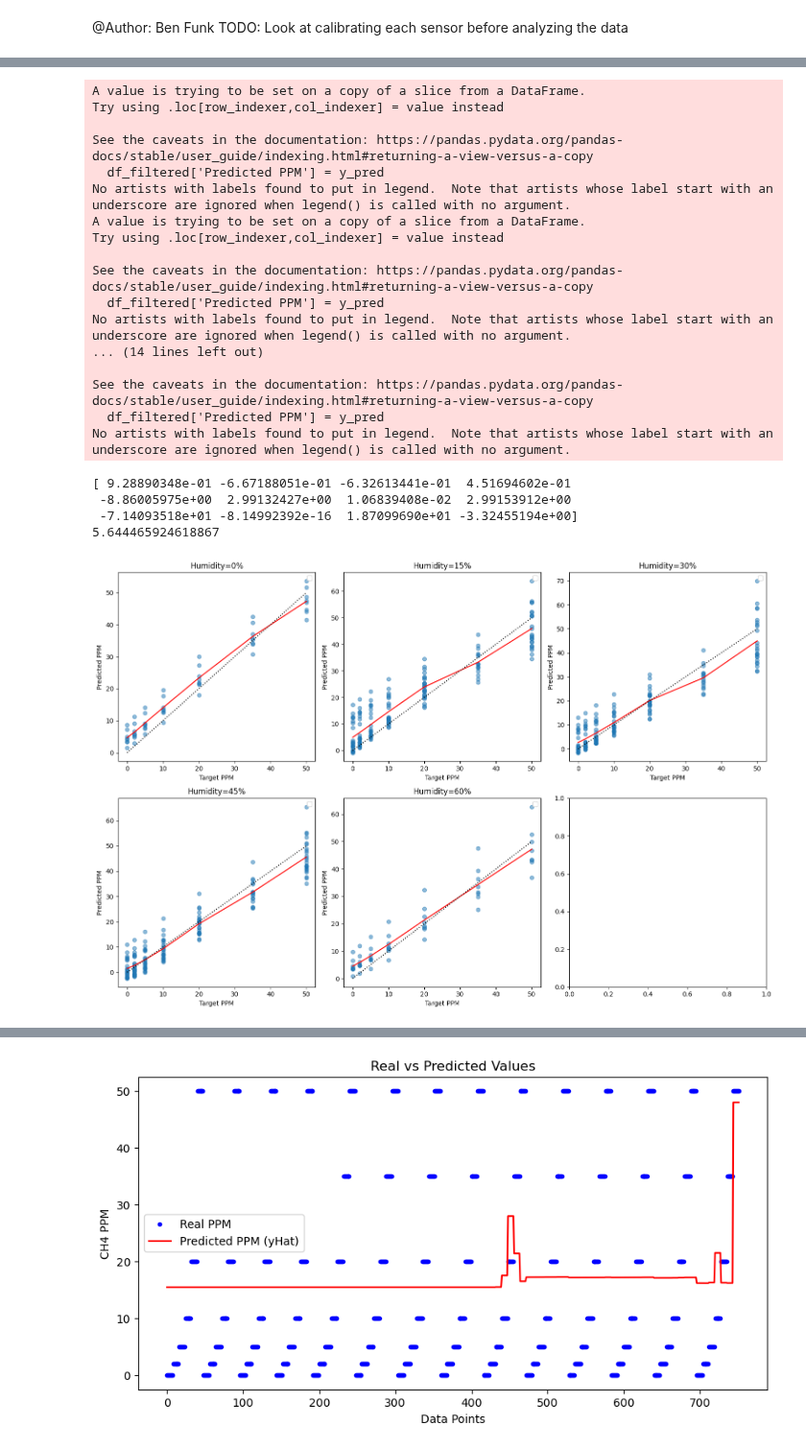
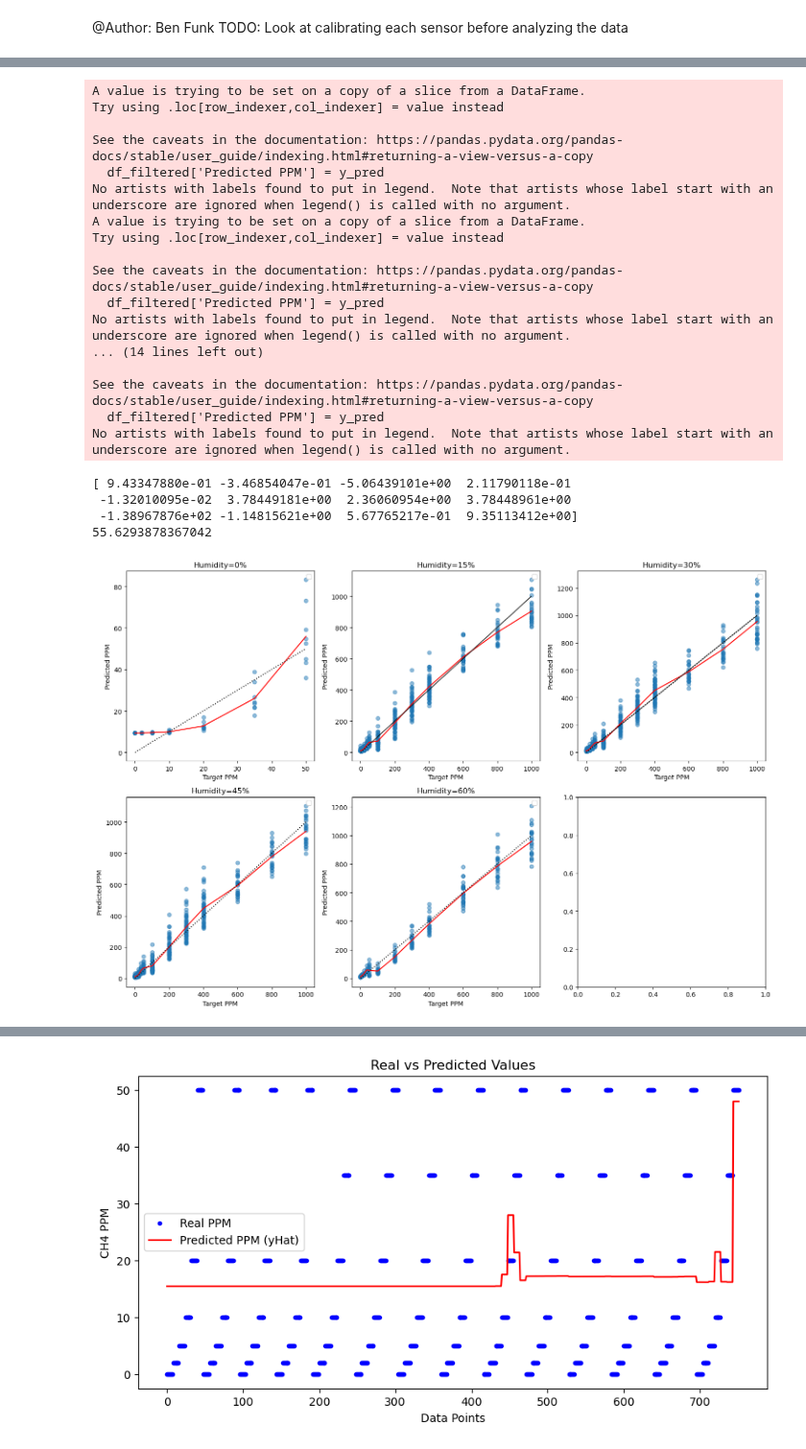
Before and after one commit to Coopsims/MethaneDataScience, a Jupyter notebook: Ben's Analysis/Equation Generation.ipynb, the cells around one changed output, grey strips where cells are left out. Shown at 96% size. Saved outputs shown, nothing was run; the diff lists cells and outputs as text; code cells hidden in the pictures.

```diff
--- a/Ben's Analysis/Equation Generation.ipynb
+++ b/Ben's Analysis/Equation Generation.ipynb
@@ -15,11 +15,11 @@ import numpy as np
 import matplotlib.pyplot as plt
 # %%
 # Load data from CSV file
-file2 = pd.read_csv("../Output/LowPPMMatrix.csv")
+file2 = pd.read_csv("../Output/allDataEver.csv")
 # Extract the columns from the data
 #file2=file2[file2['Target PPM']<=500]
 
-#file2=file2[file2['Target PPM']!=150]
+file2=file2[file2['Target PPM']!=150]
 #file2=file2[file2['SensorID']==7]
 xDataResistance = file2.loc[:, 'Resistance']
 xDataRatio = file2.loc[:, 'Ratio']
@@ -67,7 +67,7 @@ plt.show()
 # a*R**b+c*H*(a*R**b+c)+d  (Basically Bastviken)
 # (a*np.exp(-1*R*b+c)+d)+f*H*(a*np.exp(-1*R*b+c)+d)+g
 # a*np.exp(-1*R*b+c)+d*np.exp(-1*H*f+g)+h (Funk Equation)
-# a*np.exp((-1*R*b+c)+(-1*H*f+g))+h 4.2
+# a*np.exp((-1*R*b+c)+(-1*H*d+e))+f 4.2
 #                                                           W/1000  W/500   UV500   UV1000
 # a**((-1*R*b+c)+(-1*H*d+e))+f 6.4                          87.79   42.64   62.74   116.35
 # a**((-1*R*b)+(-1*H*c)+d)+e   6.5                          87.79
@@ -86,12 +86,12 @@ plt.show()
 
 
 
-def funkEQ(X, a, b):
+def funkEQ(X, a, b,c,d,e,f,g,h,i,j,k,l):
     R, H, T = X
     with np.errstate(over='ignore'):
-        stuff=0.97**((((-1*R)/(H**(-0.66)))*a)+(-1*H)+(1.21*T)+(((-1.22*T)/(H**0.23))*1.25)+-178.26)+b
+        stuff=a**((((-1*R)/(H**b))*c)+(-1*H*d)+(-1*T*e)+(((-1*T*f)/(H**g))*h)+i)+j*np.exp(-1*T*k)+l
     return stuff
-p0 = 1, 1
+p0 = 1, 1,1,1,1,1,1,1,1,1,1,1
 
 def residual(params, X, y):
     return np.sum((y - funkEQ(X, *params))**2)
@@ -178,35 +178,35 @@ for i, H in enumerate(humidity_values):
     axs[i].legend()
     axs[i].set_xlabel('Target PPM')
     axs[i].set_ylabel('Predicted PPM')
     axs[i].set_title(f'Humidity={H}%')
 
 plt.tight_layout()  # Adjust layout to prevent overlapping
 plt.show()
 
 #############
 #Funk7.1 RMSE: 7.76      R2: 0.776       Note: Works for all humidity tested
 #Funk6.5 RMSE: 10.06     R2: 0.49        Note: Does not work for 0% humidity
 #Bast    RMSE: 10.12     R2: 0.57        Note: Does Terrible at 0PPM
 # %% [output]
 A value is trying to be set on a copy of a slice from a DataFrame.
 Try using .loc[row_indexer,col_indexer] = value instead
 
 See the caveats in the documentation: https://pandas.pydata.org/pandas-docs/stable/user_guide/indexing.html#returning-a-view-versus-a-copy
   df_filtered['Predicted PPM'] = y_pred
 No artists with labels found to put in legend.  Note that artists whose label start with an underscore are ignored when legend() is called with no argument.
 A value is trying to be set on a copy of a slice from a DataFrame.
 Try using .loc[row_indexer,col_indexer] = value instead
 
 See the caveats in the documentation: https://pandas.pydata.org/pandas-docs/stable/user_guide/indexing.html#returning-a-view-versus-a-copy
   df_filtered['Predicted PPM'] = y_pred
 No artists with labels found to put in legend.  Note that artists whose label start with an underscore are ignored when legend() is called with no argument.
 ... (14 lines left out)
 
 See the caveats in the documentation: https://pandas.pydata.org/pandas-docs/stable/user_guide/indexing.html#returning-a-view-versus-a-copy
   df_filtered['Predicted PPM'] = y_pred
 No artists with labels found to put in legend.  Note that artists whose label start with an underscore are ignored when legend() is called with no argument.
-[ 9.28890348e-01 -6.67188051e-01 -6.32613441e-01  4.51694602e-01
- -8.86005975e+00  2.99132427e+00  1.06839408e-02  2.99153912e+00
- -7.14093518e+01 -8.14992392e-16  1.87099690e+01 -3.32455194e+00]
-5.644465924618867
+[ 9.43347880e-01 -3.46854047e-01 -5.06439101e+00  2.11790118e-01
+ -1.32010095e-02  3.78449181e+00  2.36060954e+00  3.78448961e+00
+ -1.38967876e+02 -1.14815621e+00  5.67765217e-01  9.35113412e+00]
+55.6293878367042
-[figure, old version]
+[figure, new version]
```
Also changed, not shown: parts of 2 cells of this notebook, 22 other files.
